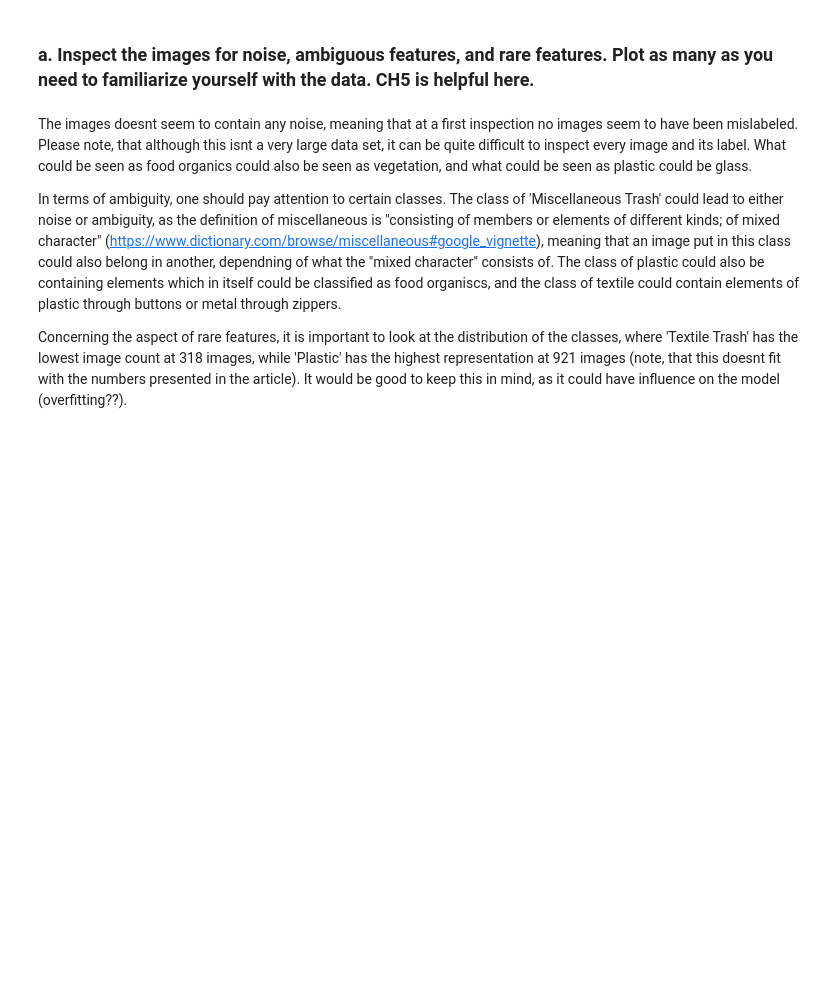
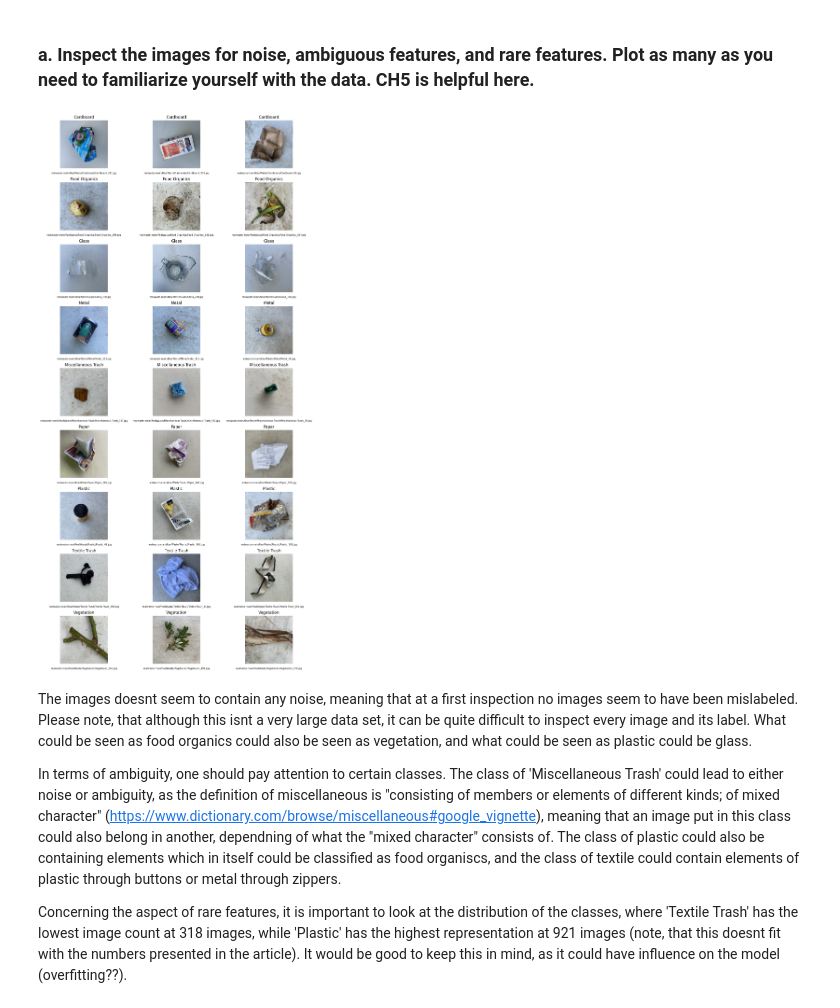
Before and after one commit to MiaKuntz/exam_2024_ml, a Jupyter notebook: exam_2024.ipynb, the cells around one changed output. Saved outputs shown, nothing was run; the diff lists cells and outputs as text; code cells hidden in the pictures; blank space fills up the shorter version.

```diff
--- a/exam_2024.ipynb
+++ b/exam_2024.ipynb
@@ -111,47 +111,57 @@ Train yourself in the exercises below. Make sure to have your code and results r
 # %% [markdown]
 ### a. Inspect the images for noise, ambiguous features, and rare features. Plot as many as you need to familiarize yourself with the data. CH5 is helpful here.
 # %%
-# loading libraries
-import numpy as np # for numerical operations
-import matplotlib.pyplot as plt # for plotting
+import os
+import numpy as np
+import matplotlib.pyplot as plt
+from PIL import Image
+
+# defining the current directory if not already defined
+current_dir = os.getcwd()
 
 # setting the path to different image folders, so that it is possible to inspect images from different classes at the same time (at random)
 image_folders = ['Cardboard', 'Food Organics', 'Glass', 'Metal', 'Miscellaneous Trash', 'Paper', 'Plastic', 'Textile Trash', 'Vegetation']
 
 # setting the number of images to inspect
-num_images = 4
+num_images = 3
 
 # setting the size of the plot
 plt.figure(figsize=(12, 24))
 
 # iterating over the image folders
 for i, image_folder in enumerate(image_folders):
     # setting the path to the image folder
     folder_path = os.path.join(current_dir, f'realwaste-main/RealWaste/{image_folder}')
 
     # getting the list of images in the folder
     images = os.listdir(folder_path)
 
     # randomly selecting images
     selected_images = np.random.choice(images, num_images)
 
     # iterating over the selected images
     for j, selected_image in enumerate(selected_images):
         # setting the path to the image
         image_path = os.path.join(folder_path, selected_image)
 
         # loading the image
         image = Image.open(image_path)
 
         # adding the image to the plot
         plt.subplot(len(image_folders), num_images, i * num_images + j + 1)
         plt.imshow(image)
         plt.axis('off')
         plt.title(f'{image_folder}')
 
+        # adding the relative image path below the image
+        relative_path = os.path.relpath(image_path, current_dir)
+        plt.text(0.5, -0.1, relative_path, ha='center', va='center', transform=plt.gca().transAxes, fontsize=7)
+
 # displaying the plot
 plt.tight_layout()
 plt.show()
+# %% [output]
+[figure, added]
 # %% [markdown]
 The images doesnt seem to contain any noise, meaning that at a first inspection no images seem to have been mislabeled. Please note, that although this isnt a very large data set, it can be quite difficult to inspect every image and its label. What could be seen as food organics could also be seen as vegetation, and what could be seen as plastic could be glass.
 
```
Also changed, not shown: parts of 24 cells of this notebook, 1 other file.
